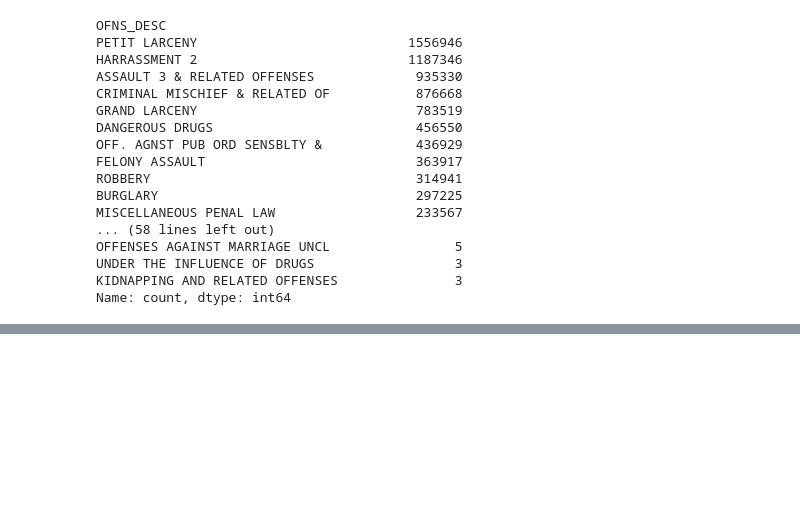
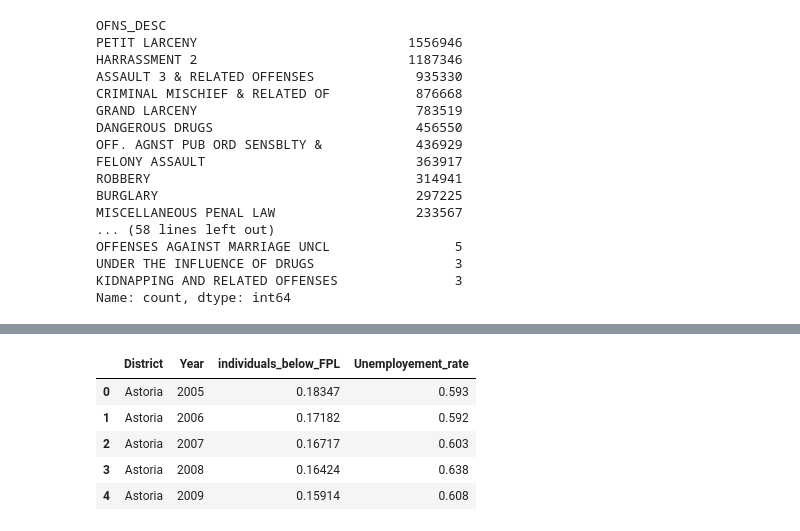
Before and after one commit to com-480-data-visualization/BluePink, a Jupyter notebook: data_exploration.ipynb, the cells around one changed output, grey strips where cells are left out. Drawn from its saved outputs; the diff is of its cells as text; code cells hidden in the pictures; blank space fills up the shorter version.

```diff
--- a/data_exploration.ipynb
+++ b/data_exploration.ipynb
@@ -68,0 +120,3 @@ We have 8,914,838 datapoints with 35 features
+# %%
+pd.set_option('display.max_columns', None)
+df.head()
@@ -522,0 +563,8 @@ Name: count, dtype: int64
+# %%
+folder_eco = data_folder + 'data_eco/'
+df_poverty = pd.read_csv(folder_eco+'Poverty.csv', sep=',', skiprows=4)
+df_poverty = df_poverty.rename(columns={'Data': 'individuals_below_FPL'})
+df_poverty = df_poverty.rename(columns={'TimeFrame': 'Year'})
+df_poverty = df_poverty.rename(columns={'Location': 'District'})
+df_poverty = df_poverty.query("DataFormat  == 'Percent'").reset_index()
+df_poverty.drop(["index","Fips","DataFormat"], axis=1, inplace =True)
@@ -522,0 +580,7 @@ Name: count, dtype: int64
+# %%
+df2 = pd.read_csv(folder_eco+'Employment_Population_Ratio.csv', sep=',', skiprows=4)
+df2 = df2.query("DataFormat == 'Percent'").reset_index()
+df2 = df2.rename(columns={'Data': 'Unemployement_rate'})
+df2 = df2.rename(columns={'TimeFrame': 'Year'})
+df2 = df2.rename(columns={'Location': 'District'})
+df2.drop(["index","Fips","DataFormat"], axis=1, inplace =True)
@@ -522,0 +596,14 @@ Name: count, dtype: int64
+# %%
+df_eco = pd.merge(df_poverty,
+                  df2,
+                  on=["District", "Year"],
+                  how='outer')
+# %%
+df_eco.head()
+# %% [output]
+|  | District | Year | individuals_below_FPL | Unemployement_rate |
+| 0 | Astoria | 2005 | 0.18347 | 0.593 |
+| 1 | Astoria | 2006 | 0.17182 | 0.592 |
+| 2 | Astoria | 2007 | 0.16717 | 0.603 |
+| 3 | Astoria | 2008 | 0.16424 | 0.638 |
+| 4 | Astoria | 2009 | 0.15914 | 0.608 |
```
Also changed, not shown: parts of 23 cells of this notebook, 1 other file.
